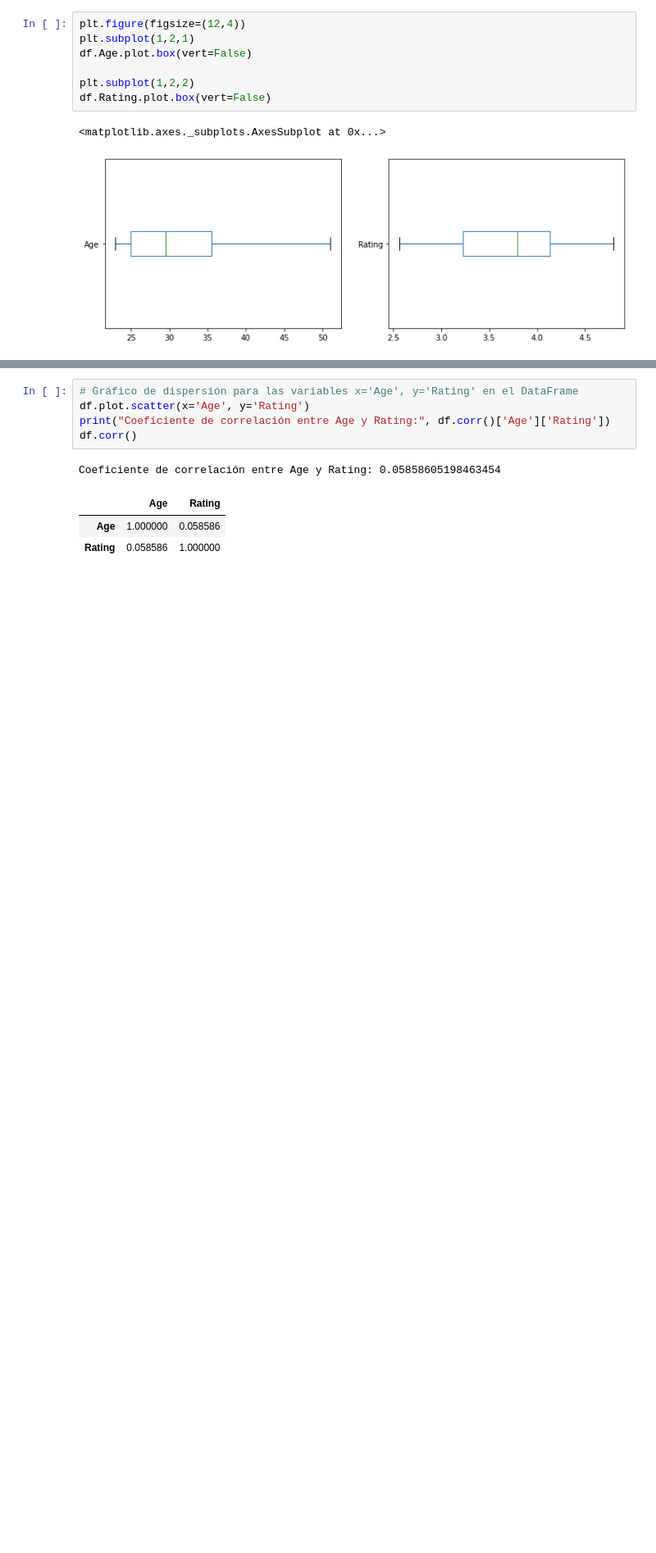
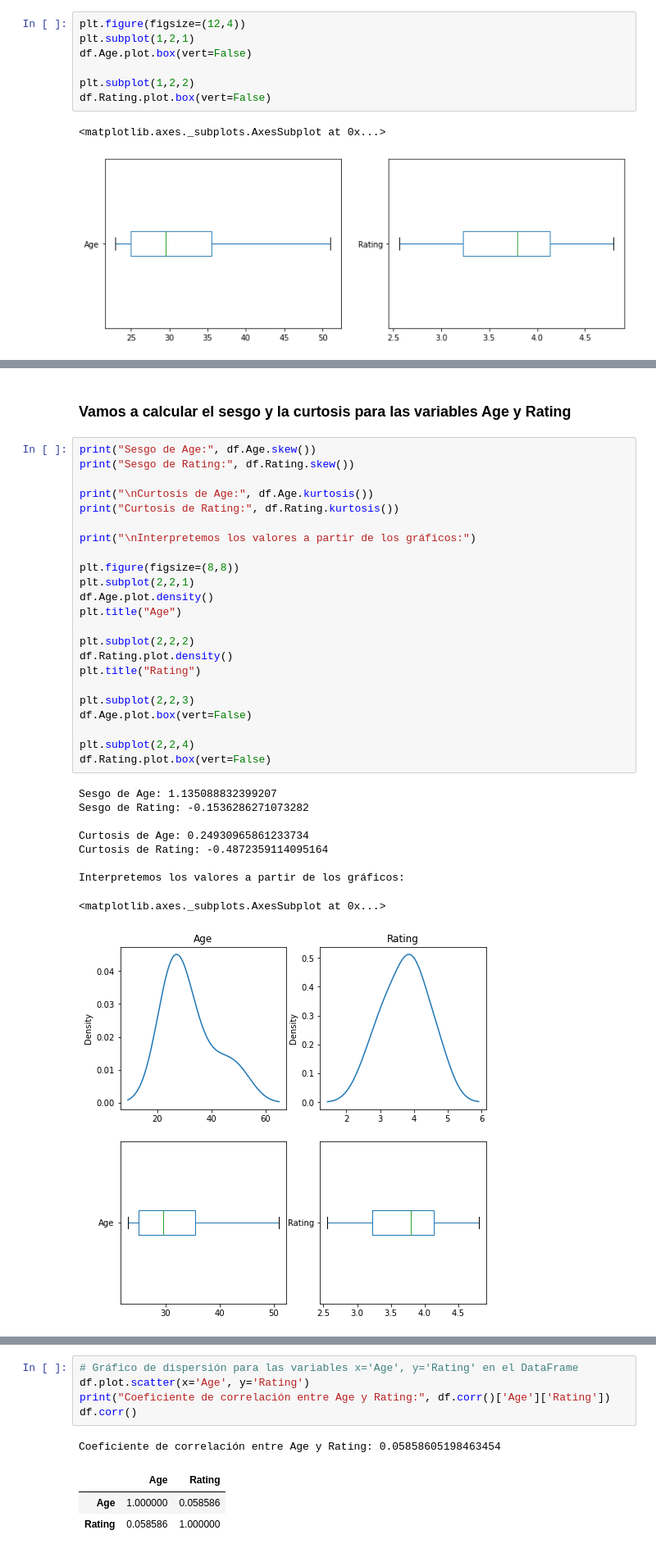
Before and after one commit to marsgr6/EN-online, a Jupyter notebook: descriptive_statistics.ipynb, the cells around one changed output, grey strips where cells are left out. Shown at 82% size. Drawn from its saved outputs; the diff is of its cells as text; blank space fills up the shorter version.

```diff
--- a/descriptive_statistics.ipynb
+++ b/descriptive_statistics.ipynb
@@ -825,0 +934,35 @@ Text(0.5, 1.0, 'Rating')
+# %% [markdown]
+### Vamos a calcular el sesgo y la curtosis para las variables Age y Rating
+# %%
+print("Sesgo de Age:", df.Age.skew())
+print("Sesgo de Rating:", df.Rating.skew())
+
+print("\nCurtosis de Age:", df.Age.kurtosis())
+print("Curtosis de Rating:", df.Rating.kurtosis())
+
+print("\nInterpretemos los valores a partir de los gráficos:")
+
+plt.figure(figsize=(8,8))
+plt.subplot(2,2,1)
+df.Age.plot.density()
+plt.title("Age")
+
+plt.subplot(2,2,2)
+df.Rating.plot.density()
+plt.title("Rating")
+
+plt.subplot(2,2,3)
+df.Age.plot.box(vert=False)
+
+plt.subplot(2,2,4)
+df.Rating.plot.box(vert=False)
+# %% [output]
+Sesgo de Age: 1.135088832399207
+Sesgo de Rating: -0.1536286271073282
+
+Curtosis de Age: 0.24930965861233734
+Curtosis de Rating: -0.4872359114095164
+
+Interpretemos los valores a partir de los gráficos:
+<matplotlib.axes._subplots.AxesSubplot at 0x...>
+[figure, added]
```
Also changed, not shown: parts of 26 cells of this notebook.
